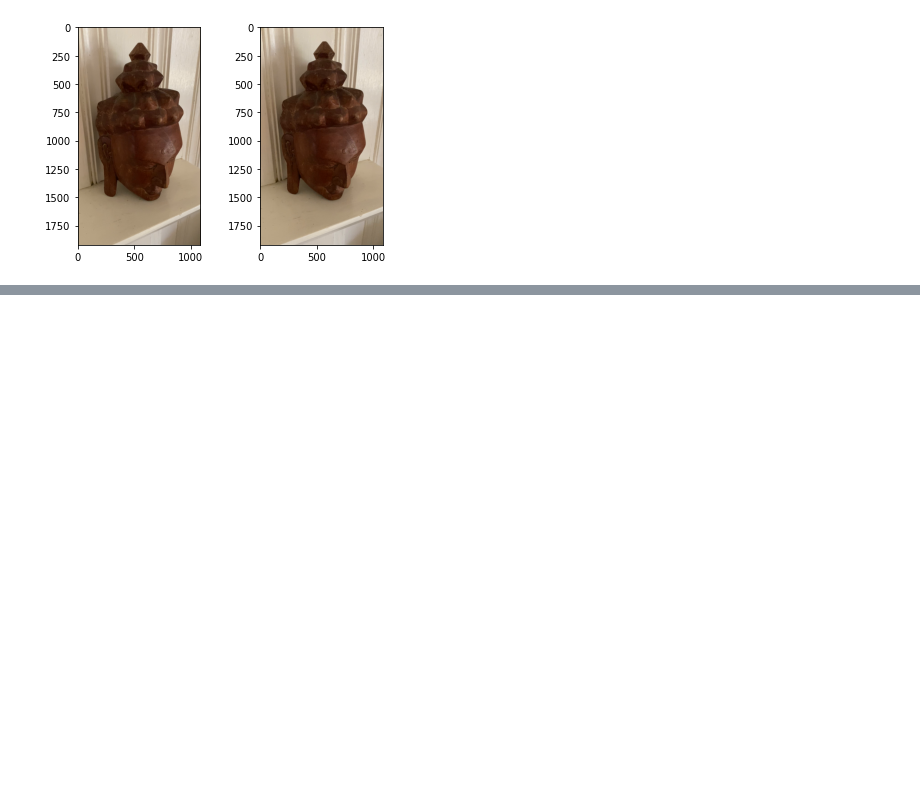
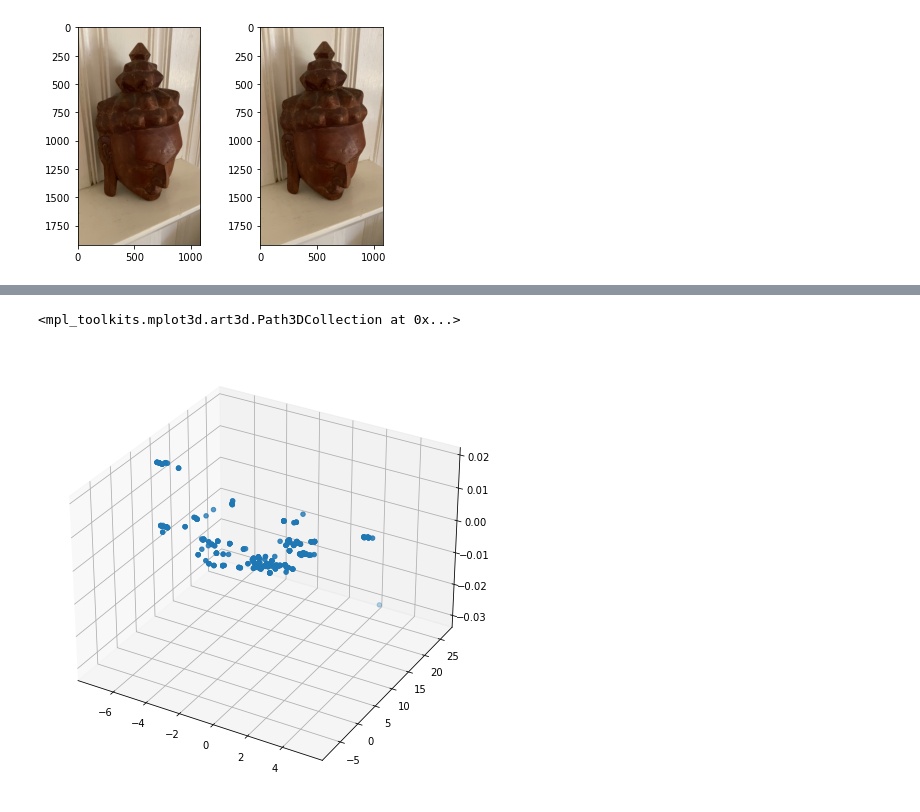
Before and after one commit to JGittles/EECE7150, a Jupyter notebook: HW4/hw4.ipynb, the cells around one changed output, grey strips where cells are left out. Saved outputs shown, nothing was run; the diff lists cells and outputs as text; code cells hidden in the pictures; blank space fills up the shorter version.

```diff
--- a/HW4/hw4.ipynb
+++ b/HW4/hw4.ipynb
@@ -287,0 +287,25 @@ turtlechip()
+# %%
+def GetTriangulatedPts(img1pts,img2pts,K,R,t):
+    img1ptsHom = cv2.convertPointsToHomogeneous(img1pts)[:,0,:]
+    img2ptsHom = cv2.convertPointsToHomogeneous(img2pts)[:,0,:]
+
+    img1ptsNorm = (np.linalg.inv(K).dot(img1ptsHom.T)).T
+    img2ptsNorm = (np.linalg.inv(K).dot(img2ptsHom.T)).T
+
+    img1ptsNorm = cv2.convertPointsFromHomogeneous(img1ptsNorm)[:,0,:]
+    img2ptsNorm = cv2.convertPointsFromHomogeneous(img2ptsNorm)[:,0,:]
+
+    pts4d = cv2.triangulatePoints(np.eye(3,4),np.hstack((R,t)),img1ptsNorm.T,img2ptsNorm.T)
+    pts3d = cv2.convertPointsFromHomogeneous(pts4d.T)[:,0,:]
+
+    return pts3d
+# %%
+ptsv2=GetTriangulatedPts(ptsLeft,ptsRight,cam_matrix,R,t)
+# %%
+fig = plt.figure(figsize=(8,8))
+
+ax = fig.add_subplot(111, projection='3d')
+ax.scatter(ptsv2[:,0], ptsv2[:,1], ptsv2[:,2])
+# %% [output]
+<mpl_toolkits.mplot3d.art3d.Path3DCollection at 0x...>
+[figure, added]
```
Also changed, not shown: parts of 9 cells of this notebook.
